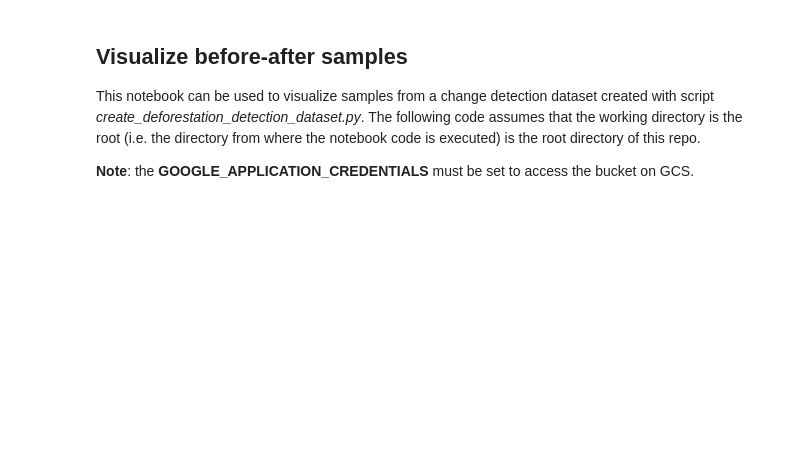
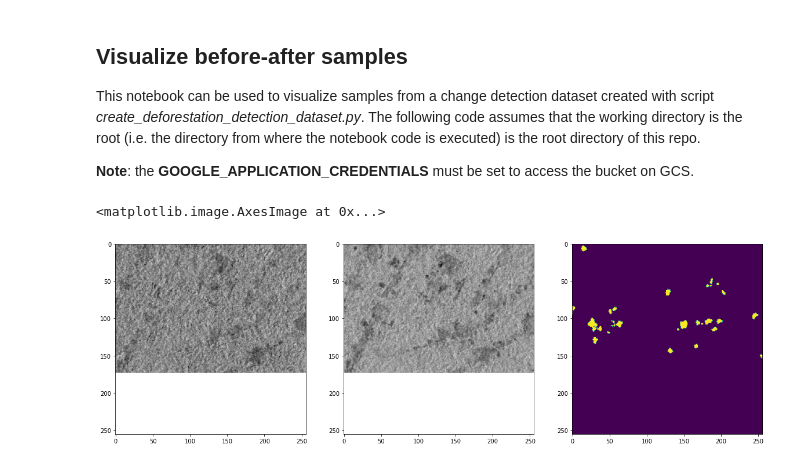
Before and after one commit to boeselfr/ai4good, a Jupyter notebook: notebooks/visualize_before_after_sample.ipynb, the cells around one changed output. Cells and saved outputs as stored; diff of their text form; code cells hidden in the pictures; blank space fills up the shorter version.

Commit message:
Add func to visualize sar as gray

```diff
--- a/notebooks/visualize_before_after_sample.ipynb
+++ b/notebooks/visualize_before_after_sample.ipynb
@@ -27,21 +27,25 @@ inputs, outputs = next(iter(dataset.take(1)))
 # %%
 from PIL import Image
 from IPython.display import display
-from utils.visualization import mso_to_rgb, mask_to_grayscale, sar_to_rgb
+from utils.visualization import mso_to_rgb, mask_to_grayscale, sar_to_rgb, sar_to_grayscale
 
-sar_before_rgb = sar_to_rgb(inputs[:, :, 0:2].numpy())
-sar_after_rgb = sar_to_rgb(inputs[:, :, 2:4].numpy())
+sar_before_gray = sar_to_grayscale(inputs[:, :, 0:2].numpy())
+sar_after_gray = sar_to_grayscale(inputs[:, :, 2:4].numpy())
 mso_rgb = mso_to_rgb(inputs[:, :, -3:].numpy())
 mask_gray = mask_to_grayscale(outputs.numpy().squeeze(axis=2))
 
 masked_mso_rgb = np.copy(mso_rgb)
 masked_mso_rgb[mask_gray == 255] = [255, 255, 255]
 
 
 plt.figure(figsize=(20, 10))
-columns = 3
-rows = 2
-images = [mso_rgb, masked_mso_rgb, mask_gray, sar_before_rgb, sar_after_rgb, mask_gray]
-for i, image in enumerate(images):
-    plt.subplot(rows, columns, i + 1)
-    plt.imshow(image)
+
+plt.subplot(1, 3, 1)
+plt.imshow(sar_before_gray, cmap="gray")
+plt.subplot(1, 3, 2)
+plt.imshow(sar_after_gray, cmap="gray")
+plt.subplot(1, 3, 3)
+plt.imshow(mask_gray)
+# %% [output]
+<matplotlib.image.AxesImage at 0x...>
+[figure, added]
```
Also changed, not shown: 1 other file.
